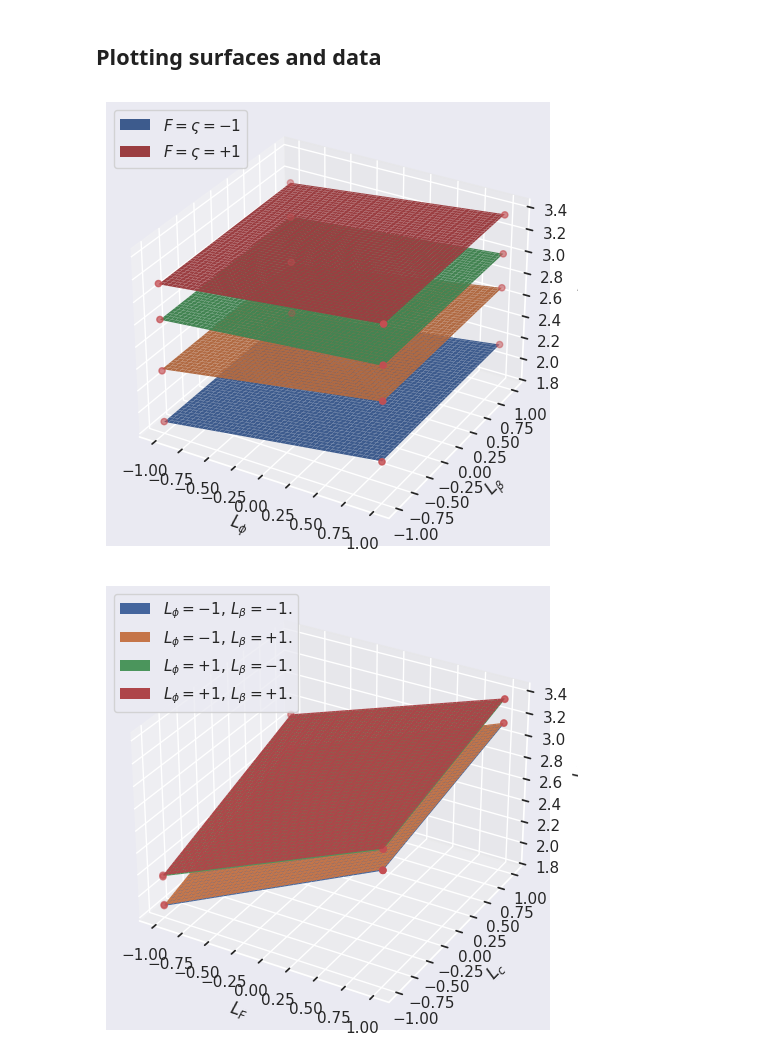
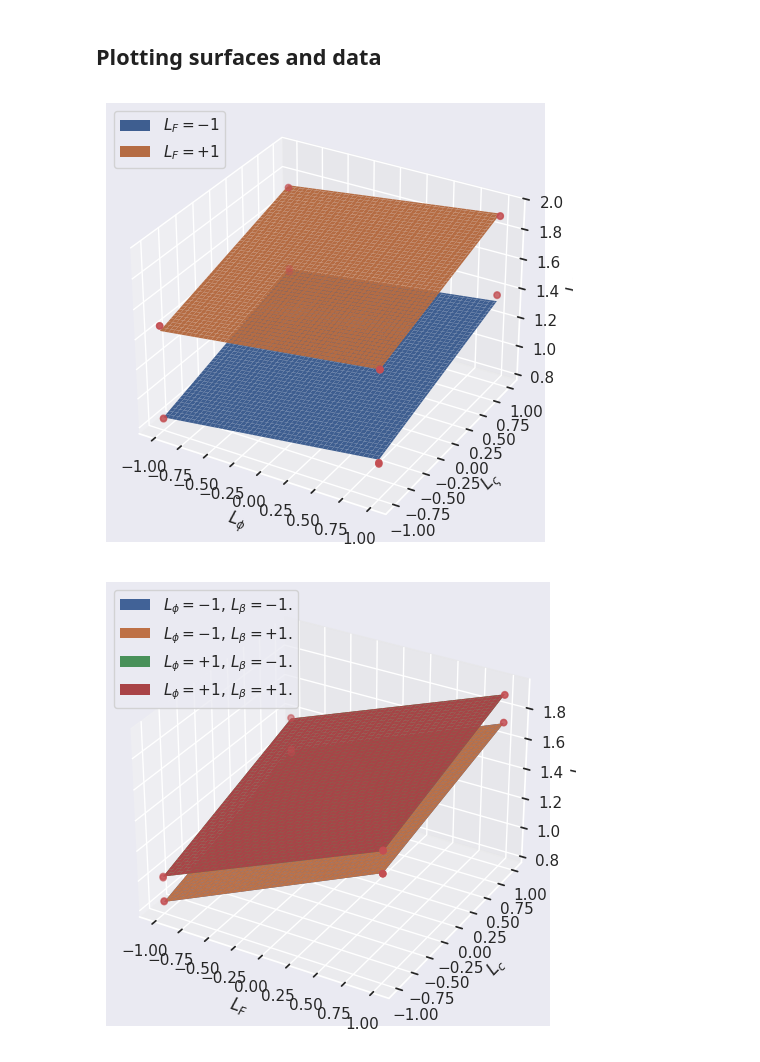
Before and after one commit to giboul/DoE_project, a Jupyter notebook: results_analysis_loglog.ipynb, the cells around one changed output. Drawn from its saved outputs; the diff is of its cells as text; code cells hidden in the pictures.

```diff
--- a/results_analysis_loglog.ipynb
+++ b/results_analysis_loglog.ipynb
@@ -28,7 +43,7 @@ plt.show()
 # %%
 %matplotlib inline
 M = model_matrix(
-    "F + p + c + b + F:p + F:c + p:c",
+    "F + p + c + F:p + F:c + p:c",
     E
 ).rename(columns=dict(Intercept="I"))
 M.to_csv("matrix_model.csv", index=False)
@@ -43,8 +58,9 @@ plt.show()
 # Results
 # %%
 %matplotlib inline
-R = np.loadtxt("hmax.csv", delimiter=",")
-plt.bar(x=np.arange(R.size), height=R)
+hmax = np.loadtxt("hmax.csv", delimiter=",")
+R = hmax / config["avalanche_depth"]
+plt.bar(x=np.arange(R.size), height=hmax)
 plt.xlabel("Experiment id")
 plt.ylabel(r"$h_\mathrm{max}$ [m]")
 plt.show()
@@ -74,16 +92,19 @@ def half_effects(M, R):
     )
 # %%
 %matplotlib inline
-effect_df = half_effects(M, np.log(R))
+effect_df = half_effects(M, np.log(1+R))
 
 effects = effect_df.iloc[0]
 effects.index = effects.index.str.replace(":", "")
+
+rel_effects = effect_df.iloc[-1]
+rel_effects.index = effects.index.str.replace(":", "")
 
 display(
   effect_df
   .T
   .round(3)
   .style.background_gradient(cmap="coolwarm", axis="columns")
-  .format(precision=3)
+  .format(precision=5)
 )
 # %% [output]
@@ -111,15 +131,16 @@ for i, f1 in enumerate(M_main.columns[1:]):
         else:
             f = f"x_{f1}{f2}"
         if f in effects:
-            effect_matrix[i, j] = effects[f]
-            effect_matrix[j, i] = effects[f]
+            effect_matrix[i, j] = rel_effects[f]
+            effect_matrix[j, i] = rel_effects[f]
 
-effect_matrix = np.pad(effect_matrix, ((1, 0), (1, 0)), mode="constant", constant_values=0)
-effect_matrix[0, 0] = effects["x_I"]
+# effect_matrix = np.pad(effect_matrix, ((1, 0), (1, 0)), mode="constant", constant_values=0)
+# effect_matrix[0, 0] = rel_effects["x_I"]
 
-effect_matrix = pd.DataFrame(effect_matrix, columns=M_main.columns)
-vmax = np.abs(effect_matrix.drop(columns="I")).max(axis=None)
+effect_matrix = pd.DataFrame(effect_matrix, columns=M_main.columns[1:])
+vmax = np.abs(effect_matrix.drop(columns="I", errors="ignore")).max(axis=None)
 
-show_matrix(effect_matrix, vmin=-vmax, vmax=vmax, yticklabels=M_main.columns, fmt=".2f")
+show_matrix(effect_matrix, vmin=-vmax, vmax=vmax, yticklabels=[names[c] for c in M_main.columns[1:]], fmt=".2f")
+plt.savefig("media/relative_effect_loglog.svg")
 plt.show()
 # %% [output]
@@ -187,24 +208,23 @@ def regression_main_factors(**kwargs):
 # %%
 %matplotlib inline
 #%matplotlib qt
 
-x, y = np.meshgrid(np.linspace(E.p.min(), E.p.max(), num=n), np.linspace(E.b.min(), E.b.max(), num=n))
+x, y = np.meshgrid(np.linspace(E.p.min(), E.p.max(), num=n), np.linspace(E.c.min(), E.c.max(), num=n))
 
 fig, axes = plt.subplots(subplot_kw=dict(projection="3d"), layout="tight")
 
-axes.plot_surface(x, y, regression(F=E.F.min(), c=E.c.min())(p=x, b=y), lw=0, label=r"$F=\varsigma=-1$")
-axes.plot_surface(x, y, regression(F=E.F.min(), c=E.c.max())(p=x, b=y), lw=0)
-axes.plot_surface(x, y, regression(F=E.F.max(), c=E.c.min())(p=x, b=y), lw=0)
-axes.plot_surface(x, y, regression(F=E.F.max(), c=E.c.max())(p=x, b=y), lw=0, label=r"$F=\varsigma=+1$")
+axes.plot_surface(x, y, regression_main_factors(F=E.F.min(), b=0)(p=x, c=y), lw=0, label=r"$L_F=-1$")
+axes.plot_surface(x, y, regression_main_factors(F=E.F.max(), b=0)(p=x, c=y), lw=0, label=r"$L_F=+1$")
 
-axes.scatter(E["p"], E["b"], np.log(R), c="r")
+axes.scatter(E["p"], E["c"], np.log(1+R), c="r")
 axes.set_xlabel(r"$L_\phi$")
-axes.set_ylabel(r"$L_\beta$")
-axes.set_zlabel("$h$")
+axes.set_ylabel(r"$L_\varsigma$")
+axes.set_zlabel(r"$L_\eta$")
 axes.legend(loc="upper left")
+plt.savefig("media/planes_loglog.svg")
 plt.show()
 # %% [output]
-[figure, old version]
+[figure, new version]
 # %%
 %matplotlib inline
 #%matplotlib qt
@@ -218,12 +238,12 @@ axes.plot_surface(x, y, regression(p=E.p.min(), b=E.b.max())(F=x, c=y), lw=0, la
 axes.plot_surface(x, y, regression(p=E.p.max(), b=E.b.min())(F=x, c=y), lw=0, label=r"$L_\phi=+1,\,L_\beta=-1.$")
 axes.plot_surface(x, y, regression(p=E.p.max(), b=E.b.max())(F=x, c=y), lw=0, label=r"$L_\phi=+1,\,L_\beta=+1.$")
 
-axes.scatter(E["F"], E["c"], np.log(R), c="r")
+axes.scatter(E["F"], E["c"], np.log(1+R), c="r")
 axes.set_xlabel(r"$L_F$")
 axes.set_ylabel(r"$L_c$")
-axes.set_zlabel("$L_h$")
+axes.set_zlabel("$L_\eta$")
 axes.legend(loc="upper left")
 plt.show()
 # %% [output]
-[figure, old version]
+[figure, new version]
 # %%
```
Also changed, not shown: parts of 12 cells of this notebook, 45 other files.
